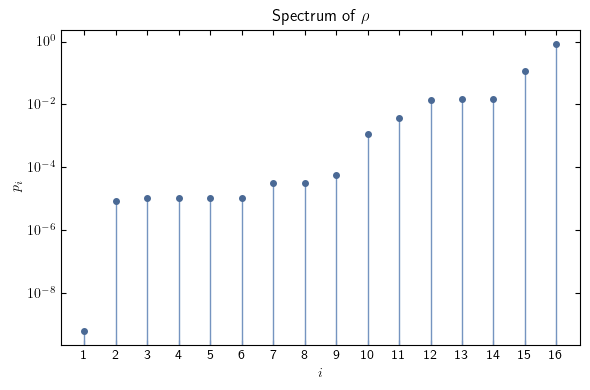
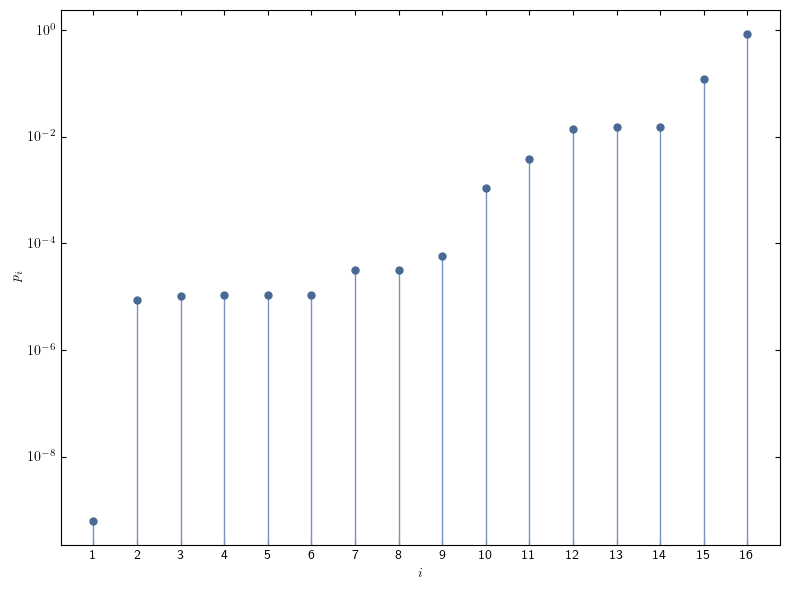
The notebook cell's code change between the first figure and the second:
--- before
+++ after
@@ -16,4 +16,9 @@
 pfidelity = np.abs(np.vdot(psi_target, psi_principal))**2
 
+# ideal fidelity using rho+analytic formula
+result = rho_final + (2/3) * (rho_final @ rho_final) - (2/3) * np.trace(rho_final @ rho_final) * rho_final
+theory_max_fidelity = np.real(psi_target.conj().T @ result @ psi_target)
+
+
 print("Fidelity:", fidelity)
 print("Fidelity between principal eigenvector and target state:", pfidelity)
@@ -23,7 +28,7 @@
 print("Fidelity between second principal eigenvector and target state:", pfidelity2)
 print("Second largest eigenval:",eigvals_sorted[1])
-
+print("Theoretically max fidelity:", theory_max_fidelity)
 # Plot with lines to x-axis
-plt.figure(figsize=(6, 4))
+plt.figure(figsize=(8, 6))
 x_vals = list(range(d, 0 ,-1))
 y_vals = eigvals_sorted
@@ -32,5 +37,5 @@
 for x, y in zip(x_vals, y_vals):
     plt.plot([x, x], [0, y], color= "#7594C0", linewidth=1)
-    plt.plot(x, y, 'o', color= "#4A6995", markersize=4)
+    plt.plot(x, y, 'o', color= "#4A6995", markersize=5)
 
 plt.xticks(ticks=x_vals, labels=[str(i) for i in x_vals])
@@ -38,5 +43,5 @@
 plt.ylabel(r"$p_i$")
 plt.yscale('log')
-plt.title(r"Spectrum of $\rho$")
+# plt.title(r"Spectrum of $\rho$")
 
 plt.tick_params(axis='both', direction='in', top=True, right=True)
@@ -44,4 +49,2 @@
 plt.savefig("spectrum_rho.pdf")  # Save as PDF
 plt.show()
-
-

Commit: Qpa gpu test (#11)